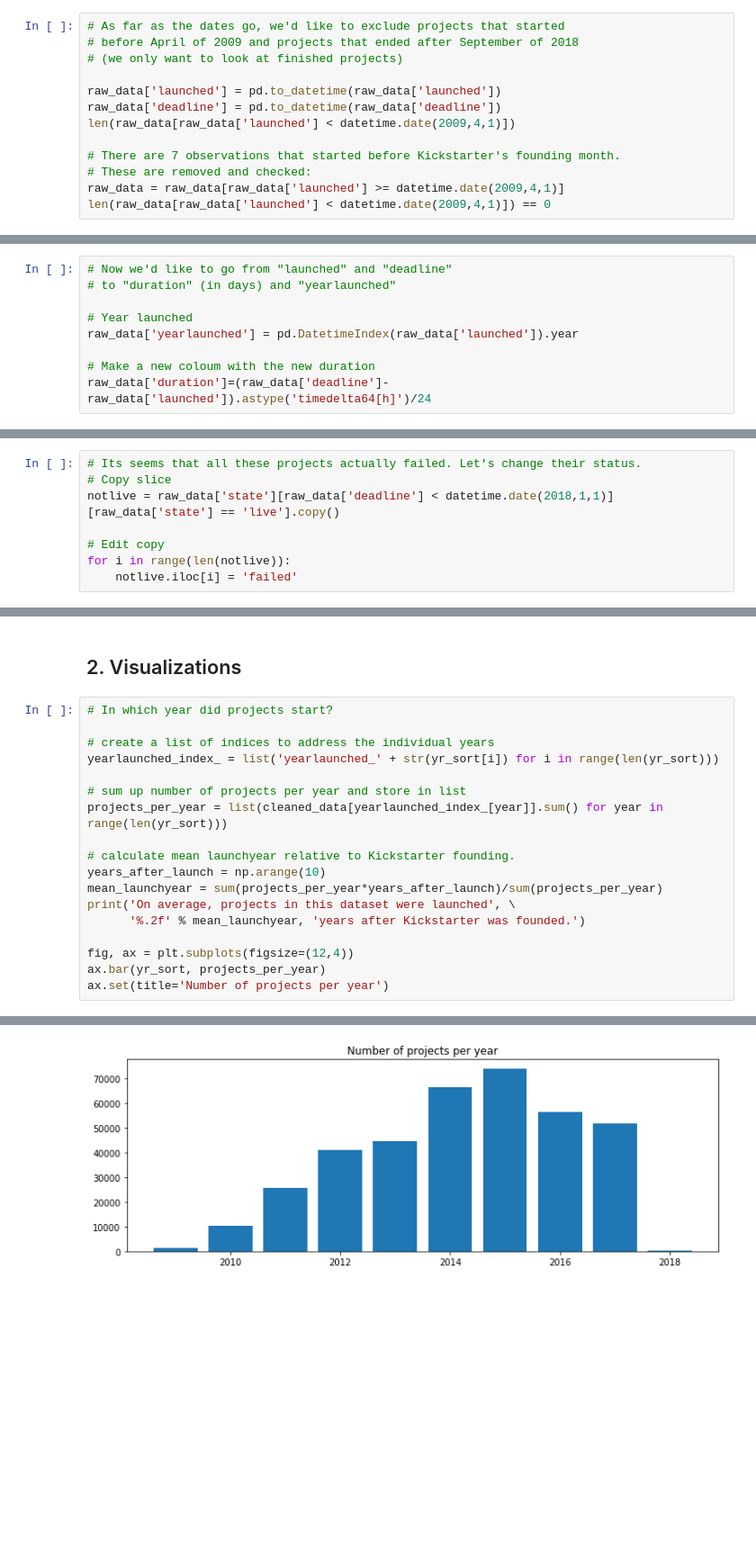
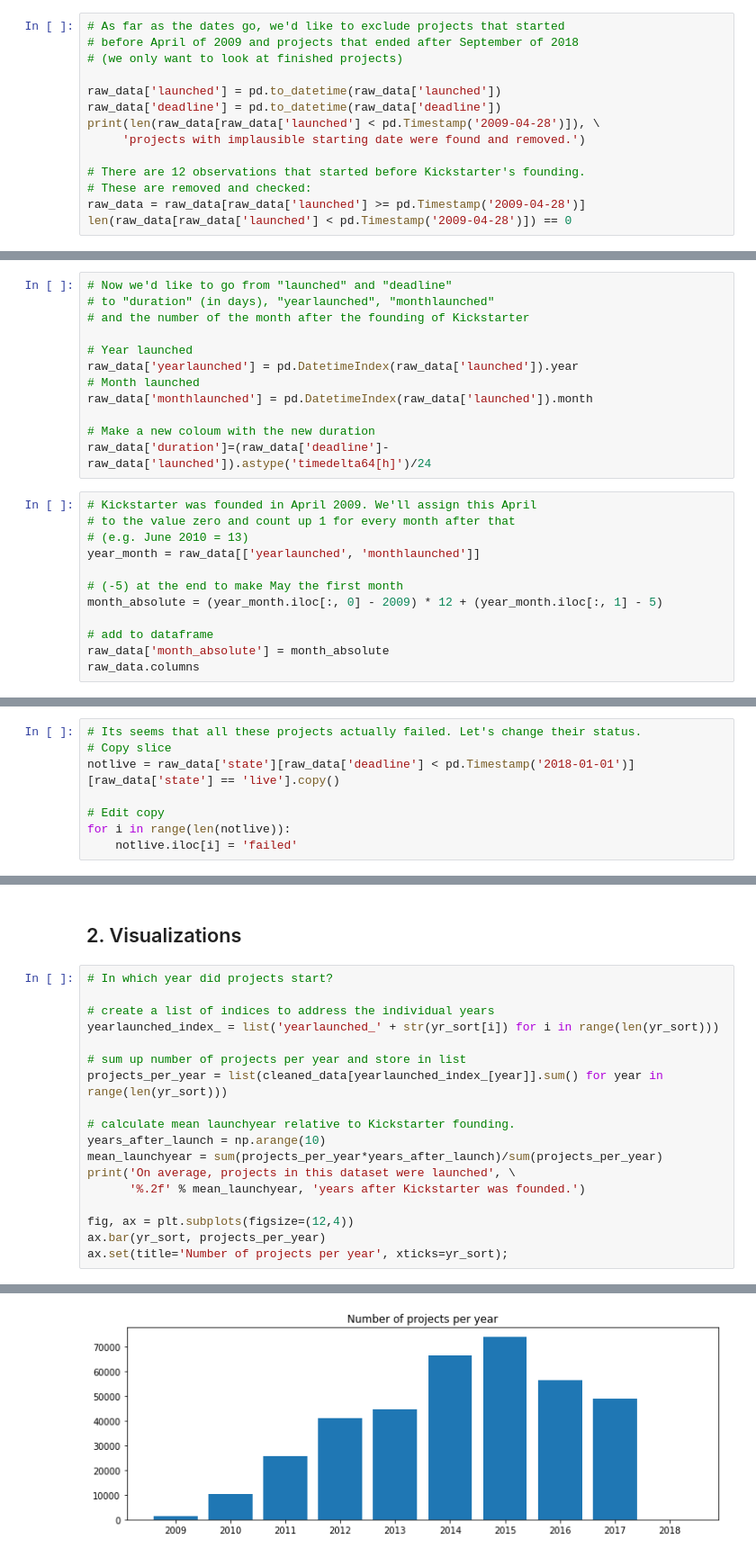
Before and after one commit to dtubfg/Machine-Learning-project-1, a Jupyter notebook: PCA_Kickstarter.ipynb, the cells around one changed output, grey strips where cells are left out. Shown at 90% size. Drawn from its saved outputs; the diff is of its cells as text; blank space fills up the shorter version.

Commit message:
Absolute month and PCA upgrade

```diff
--- a/PCA_Kickstarter.ipynb
+++ b/PCA_Kickstarter.ipynb
@@ -180,10 +191,11 @@ array(['ID', 'name', 'category', 'main_category', 'currency', 'deadline',
 
 raw_data['launched'] = pd.to_datetime(raw_data['launched'])
 raw_data['deadline'] = pd.to_datetime(raw_data['deadline'])
-len(raw_data[raw_data['launched'] < datetime.date(2009,4,1)])
+print(len(raw_data[raw_data['launched'] < pd.Timestamp('2009-04-28')]), \
+     'projects with implausible starting date were found and removed.')
 
-# There are 7 observations that started before Kickstarter's founding month.
+# There are 12 observations that started before Kickstarter's founding.
 # These are removed and checked:
-raw_data = raw_data[raw_data['launched'] >= datetime.date(2009,4,1)]
-len(raw_data[raw_data['launched'] < datetime.date(2009,4,1)]) == 0
+raw_data = raw_data[raw_data['launched'] >= pd.Timestamp('2009-04-28')]
+len(raw_data[raw_data['launched'] < pd.Timestamp('2009-04-28')]) == 0
 # %% [output]
@@ -204,10 +217,25 @@ else:
 ---- No empty strings/None values detected ----
 # %%
 # Now we'd like to go from "launched" and "deadline"
-# to "duration" (in days) and "yearlaunched"
+# to "duration" (in days), "yearlaunched", "monthlaunched"
+# and the number of the month after the founding of Kickstarter
 
 # Year launched
 raw_data['yearlaunched'] = pd.DatetimeIndex(raw_data['launched']).year
+# Month launched
+raw_data['monthlaunched'] = pd.DatetimeIndex(raw_data['launched']).month
 
 # Make a new coloum with the new duration
 raw_data['duration']=(raw_data['deadline']-raw_data['launched']).astype('timedelta64[h]')/24
+# %%
+# Kickstarter was founded in April 2009. We'll assign this April
+# to the value zero and count up 1 for every month after that
+# (e.g. June 2010 = 13)
+year_month = raw_data[['yearlaunched', 'monthlaunched']]
+
+# (-5) at the end to make May the first month
+month_absolute = (year_month.iloc[:, 0] - 2009) * 12 + (year_month.iloc[:, 1] - 5)
+
+# add to dataframe
+raw_data['month_absolute'] = month_absolute
+raw_data.columns
@@ -331,7 +396,7 @@ dtype: float64
 # %%
 # Its seems that all these projects actually failed. Let's change their status.
 # Copy slice
-notlive = raw_data['state'][raw_data['deadline'] < datetime.date(2018,1,1)][raw_data['state'] == 'live'].copy()
+notlive = raw_data['state'][raw_data['deadline'] < pd.Timestamp('2018-01-01')][raw_data['state'] == 'live'].copy()
 
 # Edit copy
 for i in range(len(notlive)):
@@ -538,5 +586,5 @@ print('On average, projects in this dataset were launched', \
 
 fig, ax = plt.subplots(figsize=(12,4))
 ax.bar(yr_sort, projects_per_year)
-ax.set(title='Number of projects per year')
+ax.set(title='Number of projects per year', xticks=yr_sort);
 # %% [output]
@@ -545 +592 @@ On average, projects in this dataset were launched 5.24 years after Kickstarter
-[figure, old version]
+[figure, new version]
```
Also changed, not shown: parts of 38 cells of this notebook.
